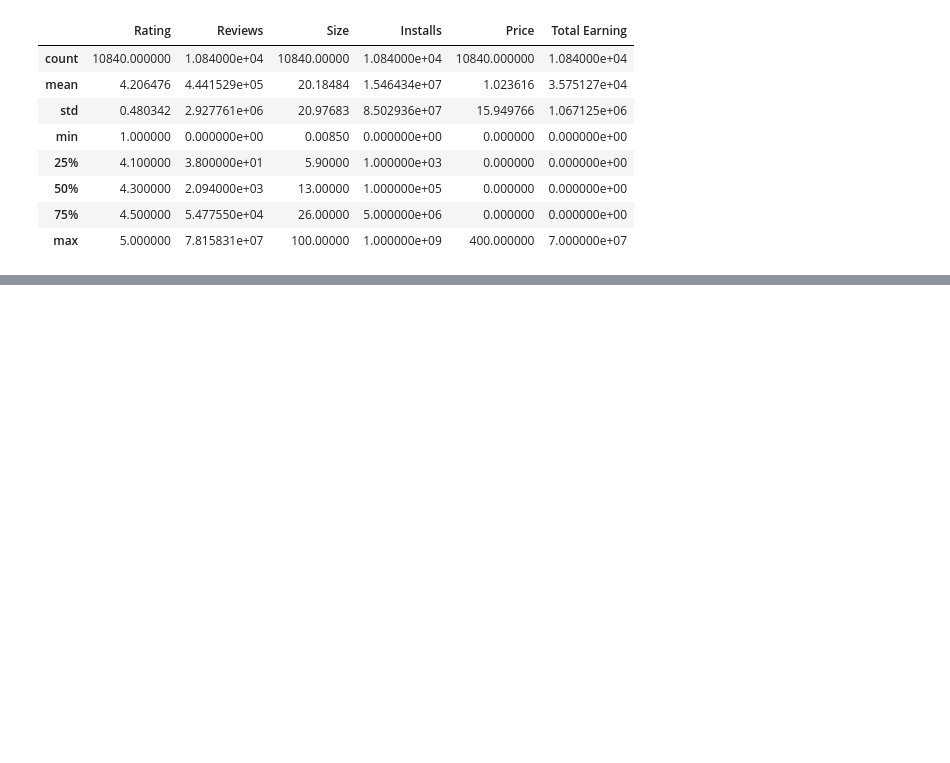
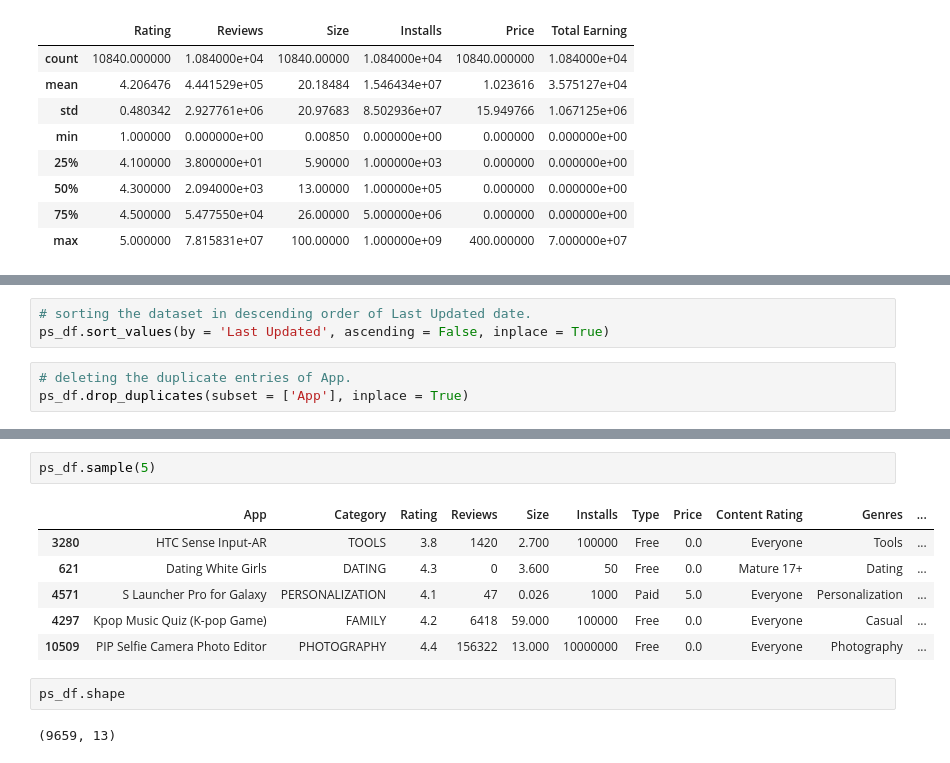
Before and after one commit to harkpun/Google-Play-Store-Analysis, a Jupyter notebook: Play_Store_Analysis.ipynb, the cells around one changed output, grey strips where cells are left out. Saved outputs shown, nothing was run; the diff lists cells and outputs as text; blank space fills up the shorter version.

```diff
--- a/Play_Store_Analysis.ipynb
+++ b/Play_Store_Analysis.ipynb
@@ -366,0 +404,6 @@ ps_df.describe()
+# %%
+# sorting the dataset in descending order of Last Updated date.
+ps_df.sort_values(by = 'Last Updated', ascending = False, inplace = True)
+# %%
+# deleting the duplicate entries of App.
+ps_df.drop_duplicates(subset = ['App'], inplace = True)
@@ -366,0 +414,13 @@ ps_df.describe()
+# %%
+ps_df.sample(5)
+# %% [output]
+|  | App | Category | Rating | Reviews | Size | Installs | Type | Price | Content Rating | Genres | ... |
+| 3280 | HTC Sense Input-AR | TOOLS | 3.8 | 1420 | 2.700 | 100000 | Free | 0.0 | Everyone | Tools | ... |
+| 621 | Dating White Girls | DATING | 4.3 | 0 | 3.600 | 50 | Free | 0.0 | Mature 17+ | Dating | ... |
+| 4571 | S Launcher Pro for Galaxy | PERSONALIZATION | 4.1 | 47 | 0.026 | 1000 | Paid | 5.0 | Everyone | Personalization | ... |
+| 4297 | Kpop Music Quiz (K-pop Game) | FAMILY | 4.2 | 6418 | 59.000 | 100000 | Free | 0.0 | Everyone | Casual | ... |
+| 10509 | PIP Selfie Camera Photo Editor | PHOTOGRAPHY | 4.4 | 156322 | 13.000 | 10000000 | Free | 0.0 | Everyone | Photography | ... |
+# %%
+ps_df.shape
+# %% [output]
+(9659, 13)
```
Also changed, not shown: parts of 18 cells of this notebook.
